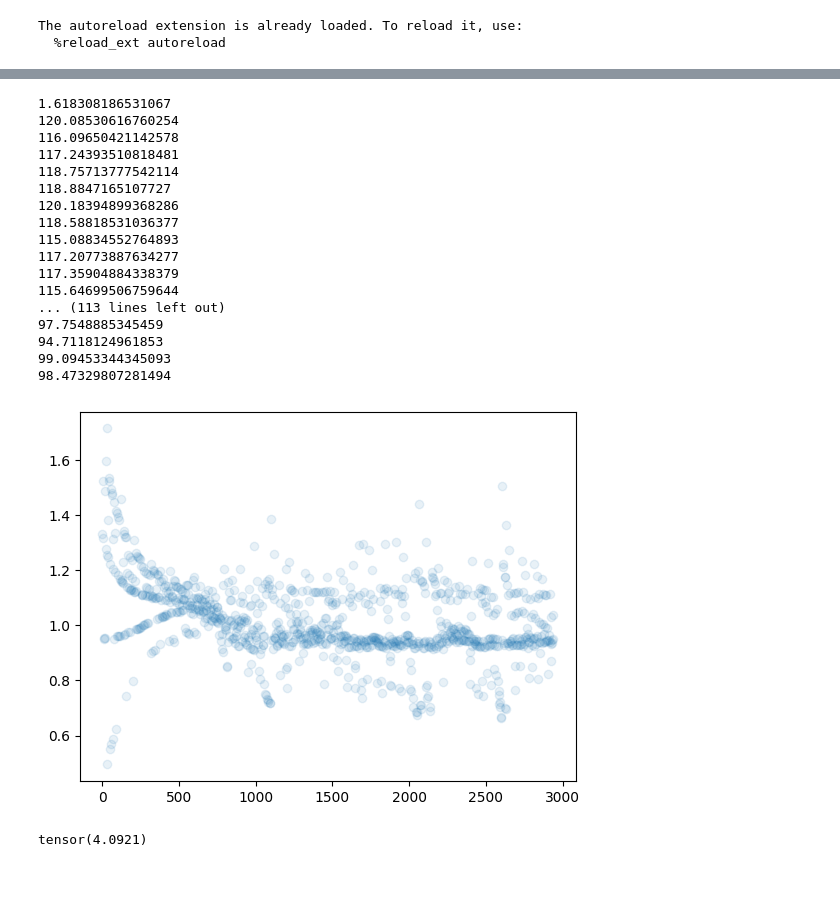
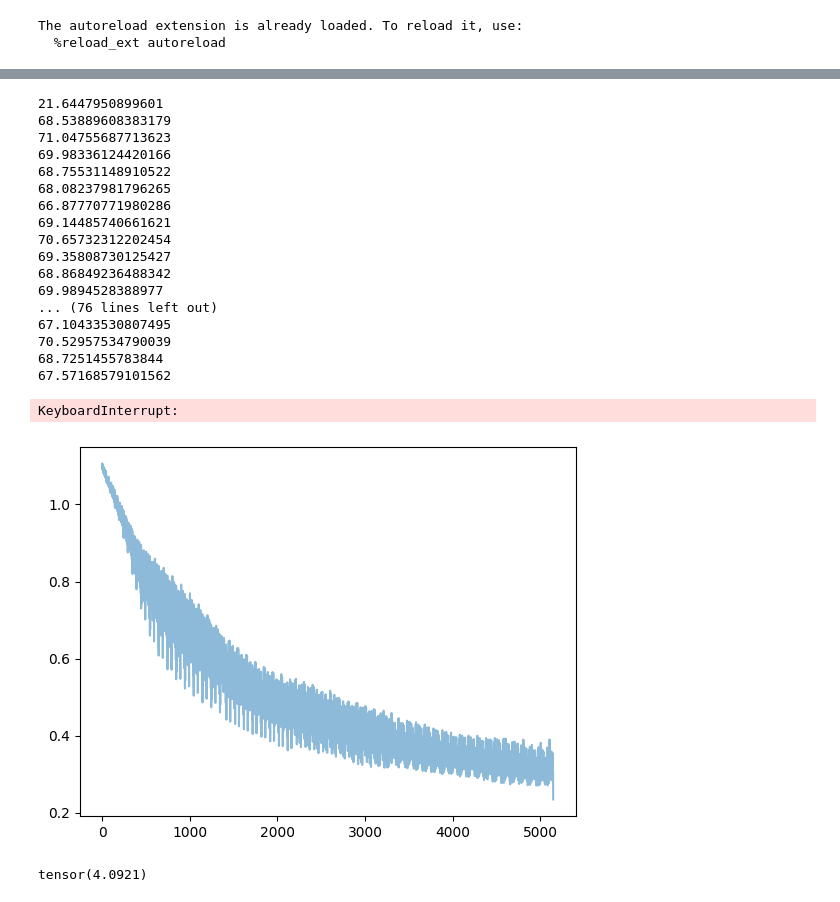
Before and after one commit to jmCabrillana/memoryPerceiver, a Jupyter notebook: memory_perceiver/debugging/debug_uoro anbn.ipynb, the cells around one changed output, grey strips where cells are left out. Drawn from its saved outputs; the diff is of its cells as text; code cells hidden in the pictures.

```diff
--- a/memory_perceiver/debugging/debug_uoro anbn.ipynb
+++ b/memory_perceiver/debugging/debug_uoro anbn.ipynb
@@ -91,13 +91,13 @@ loss_all=[]
 l = []
 loss_acc=0
 input_size=3
-hidden_size=10
+hidden_size=100
 output_size=3
 old_s = torch.zeros(size=[1, 1, hidden_size], requires_grad=True, device=device)
 criterion=torch.nn.CrossEntropyLoss()
-model=SimpleRNN(3,10,3).to(device)
+model=SimpleRNN(3,hidden_size,3).to(device)
 uoro_grad = UORO(model)
-optimizer = torch.optim.Adam(model.parameters(), lr=1e-3)
+optimizer = torch.optim.Adam(model.parameters(), lr=1e-5)
 # %%
 # UORO
 for round in range (100):
@@ -113,6 +113,6 @@ for round in range (100):
         optimizer.zero_grad()
         loss_all.append(loss.item())
         loss_acc += loss.item()
-        if iter_id%100 == 0:
+        if iter_id%1000 == 0:
             print(loss_acc)
             loss_acc=0
@@ -151,16 +170,16 @@ cf.shared=True
 cf.dim_observations=3
 cf.num_envs=1
 cf.depth=1
-cf.query_dim=4
-cf.nb_latents=2
-cf.nb_latents_mem=2
-cf.latent_dim_head=2
+cf.query_dim=12
+cf.nb_latents=4
+cf.nb_latents_mem=4
+cf.latent_dim_head=4
 model=create_agent(cf, device)
 old_s = create_memories(model.actor, cf.num_envs, device=device)
 mem_dim = old_s.shape
 old_s = rearrange(old_s, 'b d l h -> (b d l h)')
 uoro_grad = UORO(model)
-optimizer = torch.optim.Adam(model.parameters(), lr=1e-4)
+optimizer = torch.optim.Adam(model.parameters(), lr=1e-3)
 model.train()
 dummy0=torch.zeros(cf.num_envs, 1, cf.dim_actions, device=device)
 states = {}
@@ -191,4 +190,5 @@ torch.Size([1325])
 # %%
+# UORO
 for round in range (100):
     for iter_id in range(10000):
         x_t = X[:, iter_id:(iter_id+1)].reshape([1, 1, 3]).to(device)
@@ -205,7 +205,7 @@ for round in range (100):
         optimizer.zero_grad()
         loss_all.append(loss.item())
         loss_acc += loss.item()
-        if iter_id%100 == 0:
+        if iter_id%1000 == 0:
             print(loss_acc)
             loss_acc=0
 # %% [output]
@@ -239,7 +223,6 @@ for round in range (100):
 
         _, y, _, new_s = model(states, old_s, old_actions=dummy0, flattened_mem=mem_dim)
         loss+=criterion(y, y_t)
-        # uoro_grad.step(model, x_t, new_s, old_s, loss)
         if iter_id % 5 == 0:
             optimizer.zero_grad()
             loss.backward()
@@ -255,20 +238,21 @@ for round in range (100):
             print(loss_acc)
             loss_acc=0
 # %% [output]
-1.618308186531067
-120.08530616760254
-116.09650421142578
-117.24393510818481
-118.75713777542114
-118.8847165107727
-120.18394899368286
-118.58818531036377
-115.08834552764893
-117.20773887634277
-117.35904884338379
-115.64699506759644
-... (113 lines left out)
-97.7548885345459
-94.7118124961853
-99.09453344345093
-98.47329807281494
+21.6447950899601
+68.53889608383179
+71.04755687713623
+69.98336124420166
+68.75531148910522
+68.08237981796265
+66.87770771980286
+69.14485740661621
+70.65732312202454
+69.35808730125427
+68.86849236488342
+69.9894528388977
+... (76 lines left out)
+67.10433530807495
+70.52957534790039
+68.7251455783844
+67.57168579101562
+KeyboardInterrupt:
@@ -275,12 +262,12 @@ for round in range (100):
 # %%
-# < 0.68 and close to 0.23 to beat no-memory
+# < 0.68 and close to 0.25 RNN
 # plt.plot(loss_all)
-h=3
-#plt.plot([sum(loss_all[i: i+h])/h for i in range(0,int(len(loss_all)/h),h)], alpha=0.5)
-plt.scatter(x=list(range(0,int(len(loss_all)/h),h)) , y=[sum(loss_all[i: i+h])/h for i in range(0,int(len(loss_all)/h),h)], alpha=0.1)
+h=100
+plt.plot([sum(loss_all[i: i+h])/h for i in range(0,len(loss_all),h)], alpha=0.5)
+# plt.scatter(x=list(range(0,len(loss_all),h)) , y=[sum(loss_all[i: i+h])/h for i in range(0,len(loss_all),h)], alpha=0.1)
 plt.show()
 # %% [output]
-[figure, old version]
+[figure, new version]
 # %%
 torch.tensor(loss_all)[:5000].mean()
 # %% [output]
```
Also changed, not shown: parts of 5 cells of this notebook.
